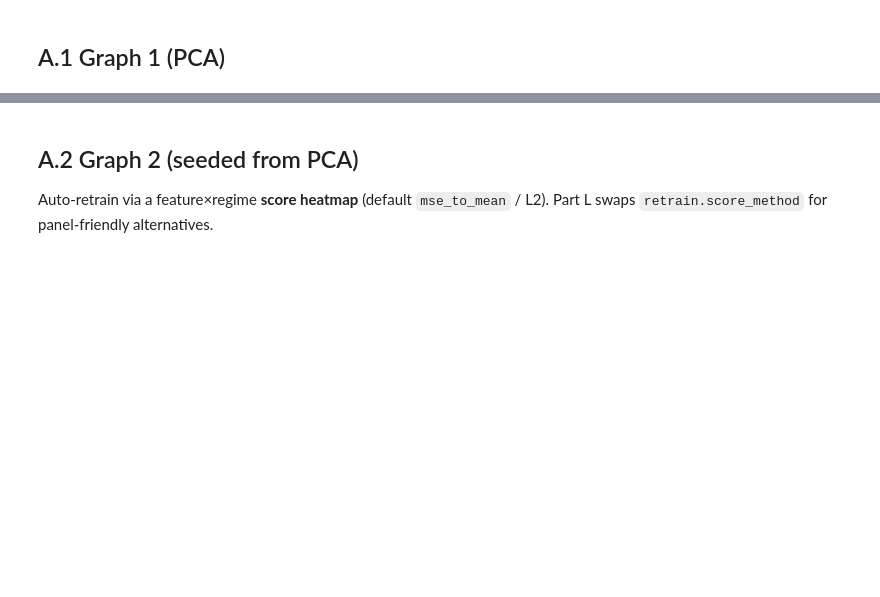
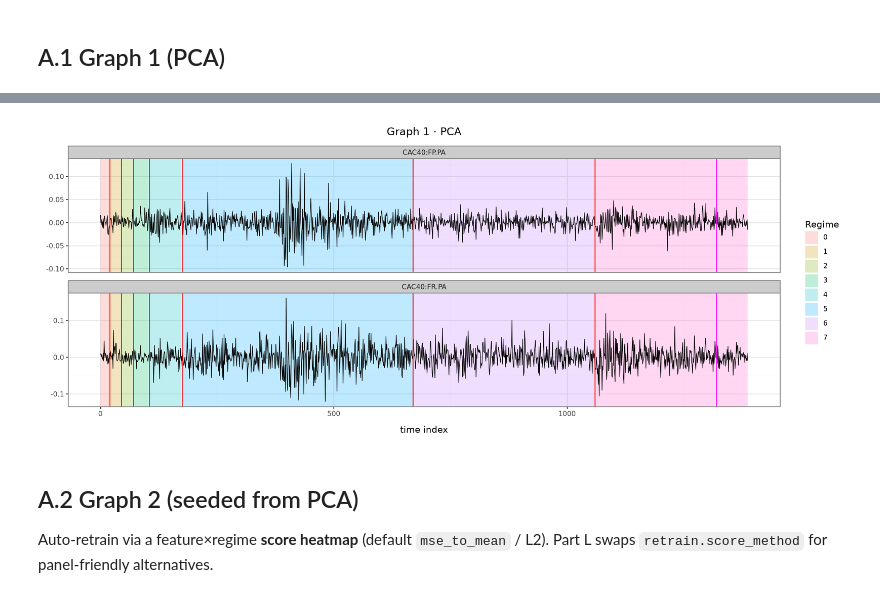
Before and after one commit to FulgentMcGuffin/gulfstream, a Jupyter notebook: notebooks/02_equity_eod_workflow.ipynb, the cells around one changed output, grey strips where cells are left out. Drawn from its saved outputs; the diff is of its cells as text; code cells hidden in the pictures; blank space fills up the shorter version.

```diff
--- a/notebooks/02_equity_eod_workflow.ipynb
+++ b/notebooks/02_equity_eod_workflow.ipynb
@@ -422,8 +576,9 @@ print("Enums:", list(DetectionBackend), list(ClassicalDetector)[:4], "...")
 def equity_params(img_dir: Path) -> dict:
     params = load_core_params(img_dir)
     params["metrics"]["features_to_plot"] = plot_cols
+    # Returns-based equity panels: shorter min regime than log-price levels (was 20)
     params["algo"]["min_regime_length"] = [20]
-    params["algo"]["depth"] = [2]
+    params["algo"]["depth"] = [4]
     params["test"]["significance_level"] = [0.2]
     params["test"]["window"] = [{"method": "user_specified", "window": 60}]
     params["test"]["sample_size"] = [{"method": "user_specified", "num_samples": 60}]
@@ -435,4 +590,6 @@ def equity_params(img_dir: Path) -> dict:
 ## A.1 Graph 1 (PCA)
 # %%
 params_pca = with_dimred(equity_params(OUT_DIR / "pca"), "pca")
-proc_pca = run_g1(features_df, params_pca, "PCA", plot_cols)
+proc_pca, fig_pca = run_g1(features_df, params_pca, "PCA", plot_cols, return_fig=True)
+fig_pca
+# %% [output]
@@ -439,3 +605,4 @@ proc_pca = run_g1(features_df, params_pca, "PCA", plot_cols)
+[figure, added]
 # %% [markdown]
 ## A.2 Graph 2 (seeded from PCA)
 
```
Also changed, not shown: parts of 55 cells of this notebook, 14 other files.
